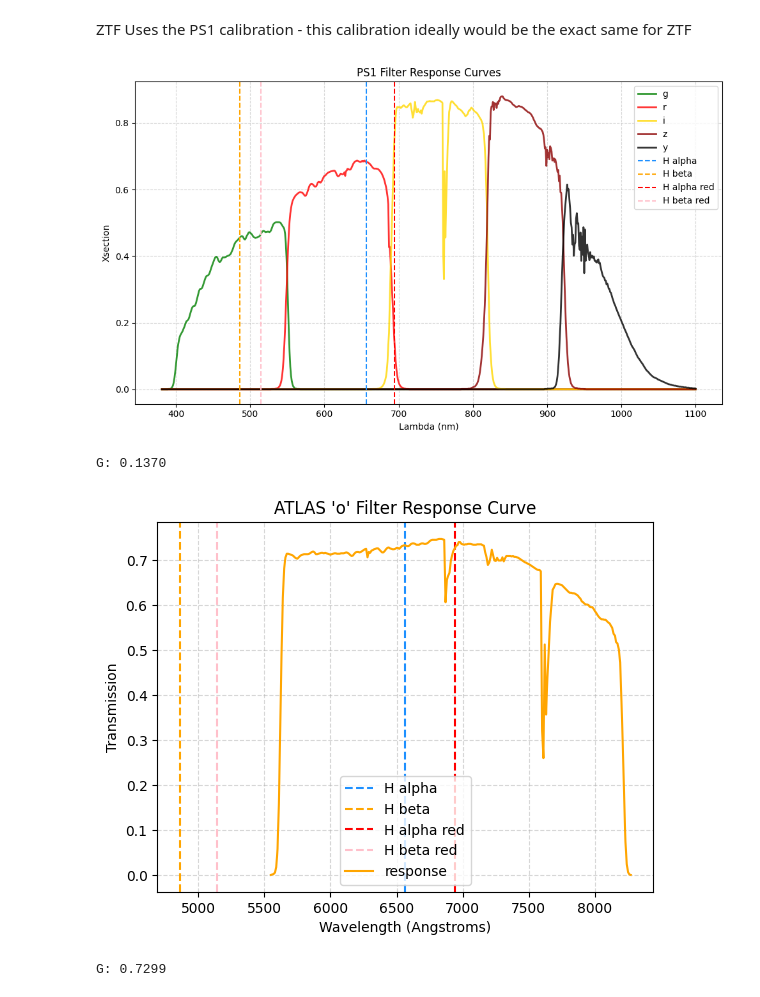
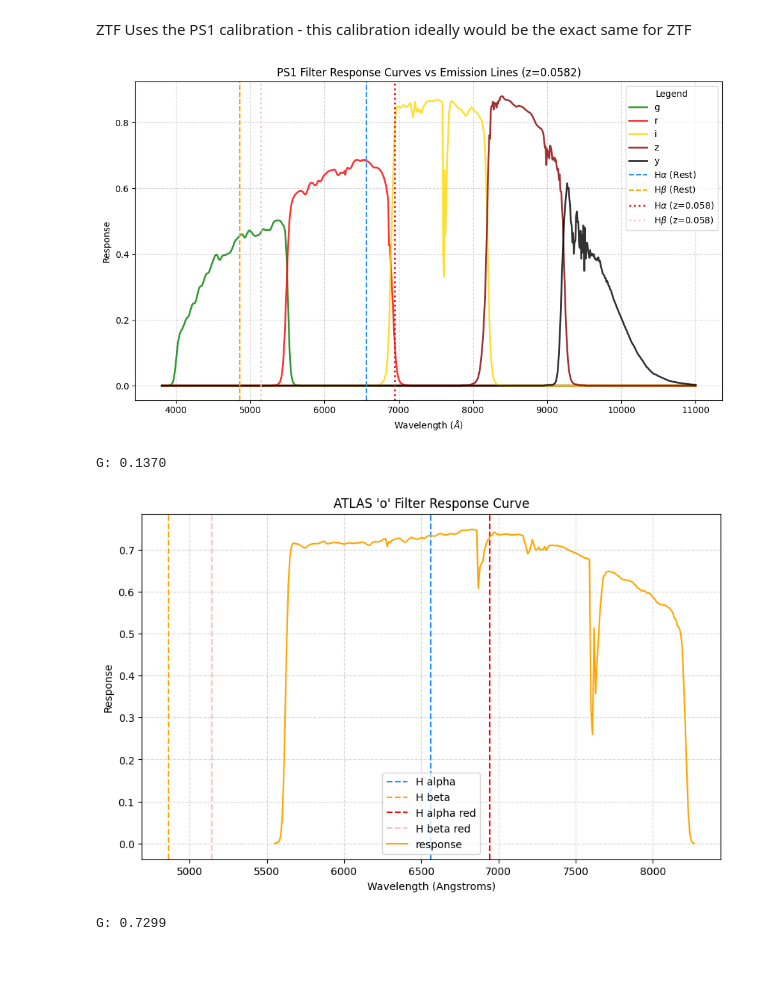
Before and after one commit to things-0/denison_2026, a Jupyter notebook: shaun/Code/Shaun Stuff/colours.ipynb, the cells around one changed output. Drawn from its saved outputs; the diff is of its cells as text; code cells hidden in the pictures; blank space fills up the shorter version.

Commit message:
Final code and plots for the report

```diff
--- a/shaun/Code/Shaun Stuff/colours.ipynb
+++ b/shaun/Code/Shaun Stuff/colours.ipynb
@@ -5,17 +5,20 @@ import pandas as pd
 import matplotlib.pyplot as plt
 import numpy as np
 
+# redshift of the galaxy
 r = 0.0582
 red = 1 + r
 
+#colours
 cols = [
     'Wave', 'Open', 'gp1', 'rp1', 'ip1',
     'zp1', 'yp1', 'wp1', 'Aero', 'Ray', 'Mol'
 ]
 
-df = pd.read_csv('/Users/shaunparasher/Documents/VS Code/denison_2026_test/shaun/Data/PS1 Calibration/apj425122t3_mrt.txt', names=cols, delim_whitespace=True, comment='#', header=None, skiprows=27)
+path = '' #put your path here
 
-plt.figure(figsize=(10, 6))
+# Note: Ensure this path is correct for your machine
+df = pd.read_csv(path, names=cols, delim_whitespace=True, comment='#', header=None, skiprows=27)
 
 filter_colors = {
     'gp1': 'green',
@@ -25,9 +28,14 @@ filter_colors = {
     'yp1': 'black'
 }
 
+
+# 1. Initialize the figure FIRST
+plt.figure(figsize=(10,6))
+
+# 2. Plot the Filter Curves
 for band, color in filter_colors.items():
     plt.plot(
-        df['Wave'],
+        df['Wave'] * 10,
         df[band],
         label=band.replace('p1', ''),
         color=color,
@@ -35,23 +43,27 @@ for band, color in filter_colors.items():
         alpha=0.8
     )
 
-plt.title("PS1 Filter Response Curves")
-plt.xlabel(r"Lambda (nm)")
-plt.ylabel(r"Xsection")
+# 3. Plot the Vertical Lines (Rest Frame)
+plt.axvline(x=6562.8, color='dodgerblue', linestyle='--', label=r'H$\alpha$ (Rest)')
+plt.axvline(x=4861.35, color='orange', linestyle='--', label=r'H$\beta$ (Rest)')
+
+# 4. Plot the Vertical Lines (Redshifted)
+plt.axvline(x=6562.8 * red, color='red', linestyle=':', linewidth=2, label=r'H$\alpha$ (z=0.058)')
+plt.axvline(x=4861.35 * red, color='pink', linestyle=':', linewidth=2, label=r'H$\beta$ (z=0.058)')
+
+plt.title(f"PS1 Filter Response Curves vs Emission Lines (z={r})")
+plt.xlabel(r"Wavelength ($\AA$)")
+plt.ylabel("Response")
 plt.grid(True, which='both', linestyle='--', alpha=0.5)
-plt.legend(title="Filter")
+
+# Single legend for everything
+plt.legend(title="Legend", loc='upper right')
 plt.tight_layout()
-plt.axvline(x=656.28, color = 'dodgerblue', linestyle='--', label='H alpha')
-plt.axvline(x=486.135, color = 'orange', linestyle='--', label='H beta')
 
-plt.axvline(x=656.28 * red, color = 'red', linestyle='--', label='H alpha red')
-plt.axvline(x=486.135 * red, color = 'pink', linestyle='--', label='H beta red')
-
-
-plt.legend()
+plt.savefig('ps1.pdf')
 plt.show()
 # %% [output]
-[figure, old version]
+[figure, new version]
 # %%
 h_alpha_red_wavelength = 656.28 * red
 
@@ -62,29 +74,31 @@ G: 0.1370
 # %%
 atlas_cols = ['Wave', 'Trans']
 
 df2 = pd.read_csv(
     '/Users/shaunparasher/Documents/VS Code/denison_2026_test/shaun/Data/ATLAS Filter Calibration/Misc_Atlas.orange.dat',
     names=atlas_cols,
     delim_whitespace=True,
     comment='#',
     header=None,
     skiprows=0
 )
+plt.figure(figsize=(10,6))
 plt.axvline(x=6562.8, color = 'dodgerblue', linestyle='--', label='H alpha')
 plt.axvline(x=4861.35, color = 'orange', linestyle='--', label='H beta')
 
 plt.axvline(x=6562.8 * red, color = 'red', linestyle='--', label='H alpha red')
 plt.axvline(x=4861.35 * red, color = 'pink', linestyle='--', label='H beta red')
 
 plt.grid(True, which='both', linestyle='--', alpha=0.5)
 plt.title("ATLAS 'o' Filter Response Curve")
 plt.plot(df2['Wave'], df2['Trans'], label='response', color = 'orange')
 plt.xlabel("Wavelength (Angstroms)")
-plt.ylabel("Transmission")
+plt.ylabel("Response")
 plt.legend()
+plt.savefig('atlas.pdf')
 plt.show()
 # %% [output]
-[figure, old version]
+[figure, new version]
 # %%
 h_alpha_red_wavelength = 6562.8 * red
 
```
Also changed, not shown: parts of 1 cell of this notebook, 55 other files.
